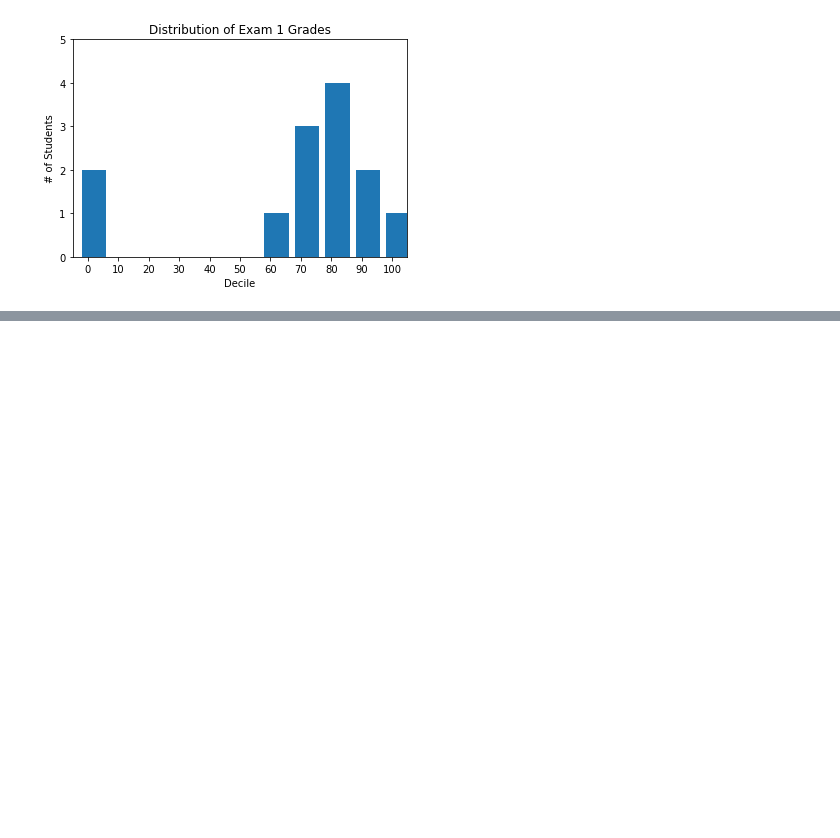
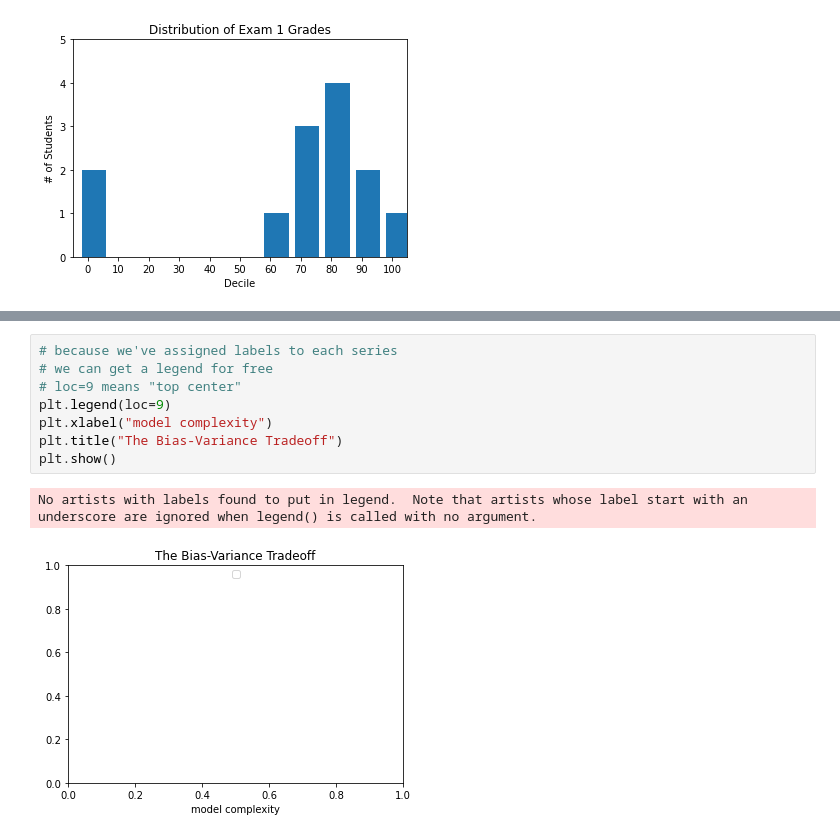
Before and after one commit to Zahed-Golabi/Data-Science-from-Scratch-Joel_Grus, a Jupyter notebook: 3. Visualizing Data/Visualizing Data.ipynb, the cells around one changed output, grey strips where cells are left out. Saved outputs shown, nothing was run; the diff lists cells and outputs as text; blank space fills up the shorter version.

```diff
--- a/3. Visualizing Data/Visualizing Data.ipynb
+++ b/3. Visualizing Data/Visualizing Data.ipynb
@@ -67,0 +91,11 @@ plt.show()
+# %%
+# because we've assigned labels to each series
+# we can get a legend for free
+# loc=9 means "top center"
+plt.legend(loc=9)
+plt.xlabel("model complexity")
+plt.title("The Bias-Variance Tradeoff")
+plt.show()
+# %% [output]
+No artists with labels found to put in legend.  Note that artists whose label start with an underscore are ignored when legend() is called with no argument.
+[figure, added]
```
Also changed, not shown: parts of 3 cells of this notebook.
